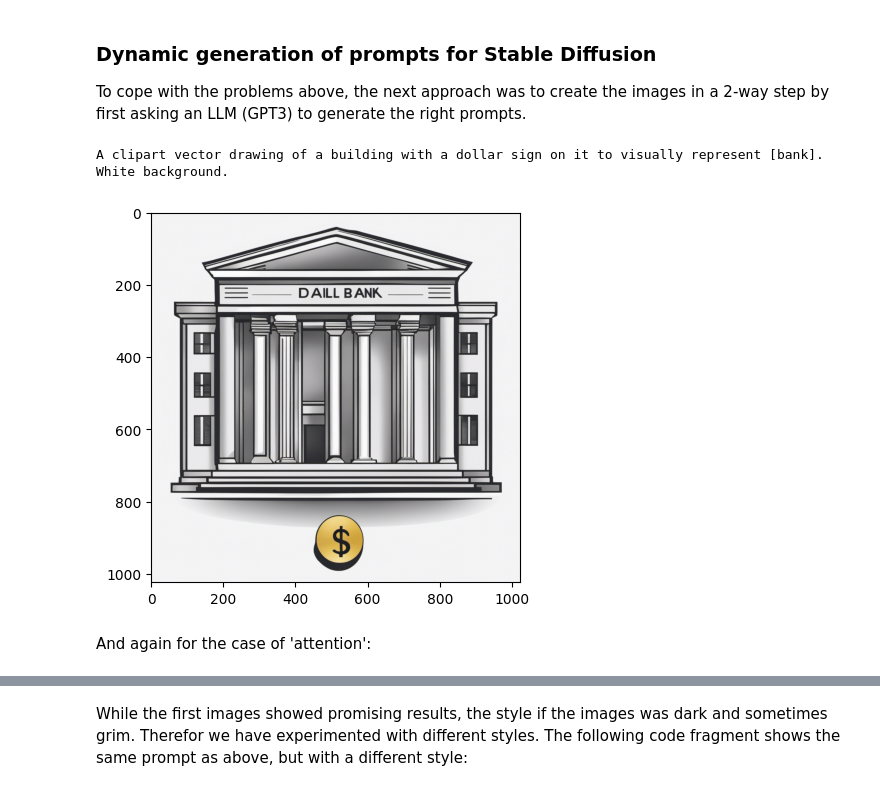
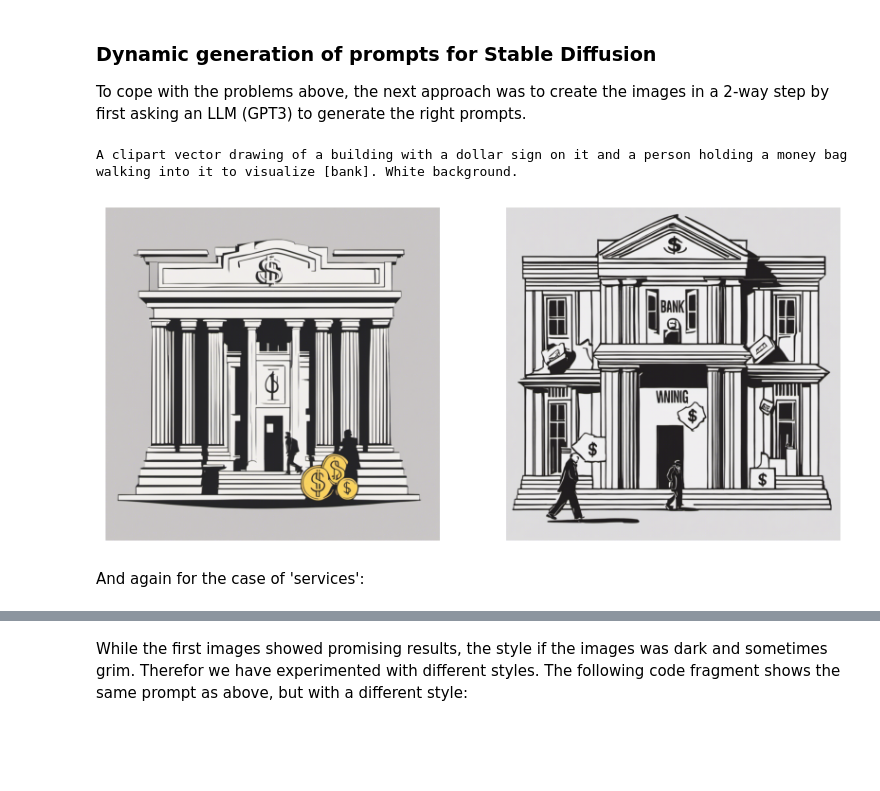
Before and after one commit to Tolkie-NL/explanatory-images, a Jupyter notebook: generate_images.ipynb, the cells around one changed output, grey strips where cells are left out. Saved outputs shown, nothing was run; the diff lists cells and outputs as text; code cells hidden in the pictures; blank space fills up the shorter version.

```diff
--- a/generate_images.ipynb
+++ b/generate_images.ipynb
@@ -96,8 +131,7 @@ Sometimes this lead to good results. However, with some more conceptual words th
 # %%
-word = "attention"
-text = "the attention of the robbers was at the police as they were assumed to be arriving soon"
+word = "services"
+text = "The bank was selling financial services to Claire."
 
 prompt = f"{word} in the context of '{text}'"
-
-create_static_image(prompt=prompt)
+create_static_images(prompt=prompt)
 # %% [output]
@@ -106,30 +141,6 @@ create_static_image(prompt=prompt)
 ### Dynamic generation of prompts for Stable Diffusion
 To cope with the problems above, the next approach was to create the images in a 2-way step by first asking an LLM (GPT3) to generate the right prompts.
 # %%
-import openai
-import traceback
-
-openai.api_key = OPENAI_API_KEY
-
-def call_openai_api(prompt_text: str, max_tokens: int = 50) -> str:
-    try:
-        response = openai.ChatCompletion.create(
-            model="gpt-3.5-turbo",
-            messages=[{"role": "user", "content": prompt_text}],
-            temperature=0,
-            max_tokens=max_tokens,
-            n=1,
-        )
-
-        return response.choices[0]["message"]["content"].strip().strip('"').strip("!")
-
-    except Exception as e:
-        print(prompt_text)
-        print(e)
-        traceback.print_exc()
-        return None
-
-
 def create_prompt_for_image_generation(word: str, context: str) -> str:
     prompt_text = f"""
         ### **Instructions**
@@ -150,38 +161,36 @@ def create_prompt_for_image_generation(word: str, context: str) -> str:
         - If _C_ is "Tangible Concepts": "A clipart vector drawing of _D_ to represent the concept of [Z]. White background."
         - If _C_ is "Symbolic Concepts": "A clipart vector drawing of _D_ to symbolize [Z]. White background."
 
         ### **Examples**:
 
         **Input**: _X_ = "Huurachterstand", _Y_ = "Een huurachterstand betekent dat iemand de huur van zijn huis niet op tijd heeft betaald en nu geld schuldig is aan de verhuurder."
 
         **Output**: "A clipart vector drawing of a house with a clock and money to visually represent the concept of [rent arrears]. White background."
 
         **Input**: _X_ = "Geheugen", _Y_ = "Het vermogen om vroegere ervaringen of kennis te herinneren."
 
         **Output**: "A clipart vector drawing of a brain intertwined with a faded calendar page to symbolize [memory]. White background."
 
         **Input**: _X_ = "Communicatie", _Y_ = "Het proces van informatie overbrengen tussen individuen."
 
         **Output**: "A clipart vector drawing of two people facing each other with abstract sound waves between them to symbolize [communication]. White background."
 
         ### **IMPORTANT**:
         Only provide the final output without additional explanations, the word 'output', or process breakdown.
 
         ### **Input**:
         The **Input** is: _X_ = "{word}", _Y_ = "{context}"
     """
 
     return call_openai_api(prompt_text, max_tokens=1000)
 
 word = "bank"
-text = "the robbers robbed the bank and ran away with the money"
+text = "Claire went to the bank to deposit her money."
 
 prompt = create_prompt_for_image_generation(word, text)
-print(prompt)
-
-create_static_image(prompt=prompt)
+create_static_images(prompt=prompt)
 # %% [output]
-A clipart vector drawing of a building with a dollar sign on it to visually represent [bank]. White background.
+A clipart vector drawing of a building with a dollar sign on it and a person holding a money bag walking into it to visualize [bank]. White background.
-[figure, old version]
+[figure, new version]
 # %% [markdown]
-And again for the case of 'attention':
+And again for the case of 'services':
```
Also changed, not shown: parts of 9 cells of this notebook.
